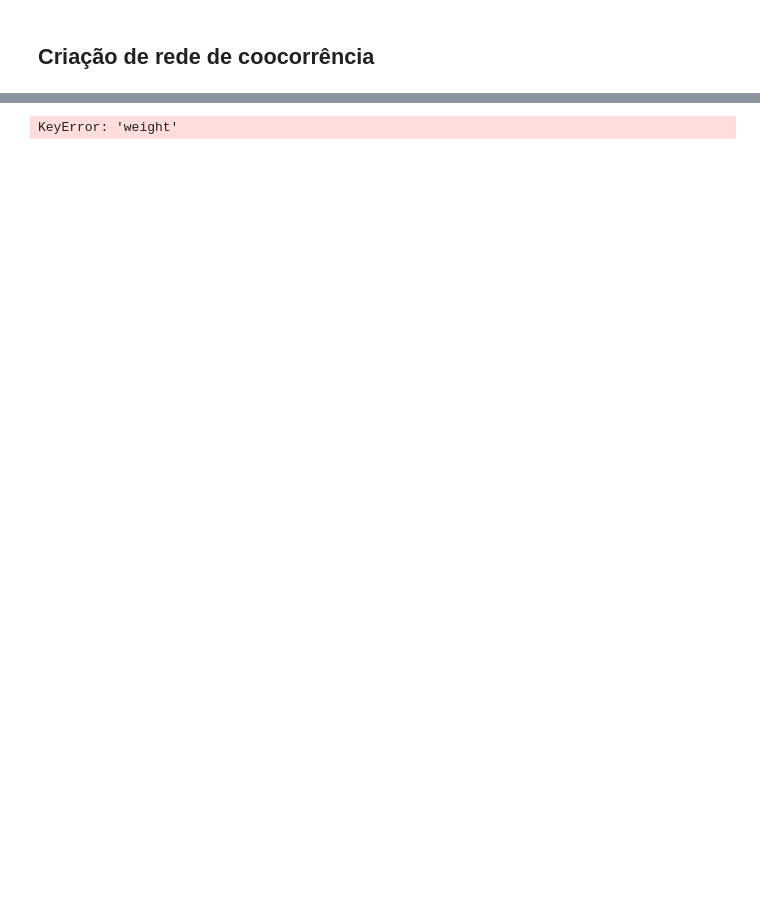
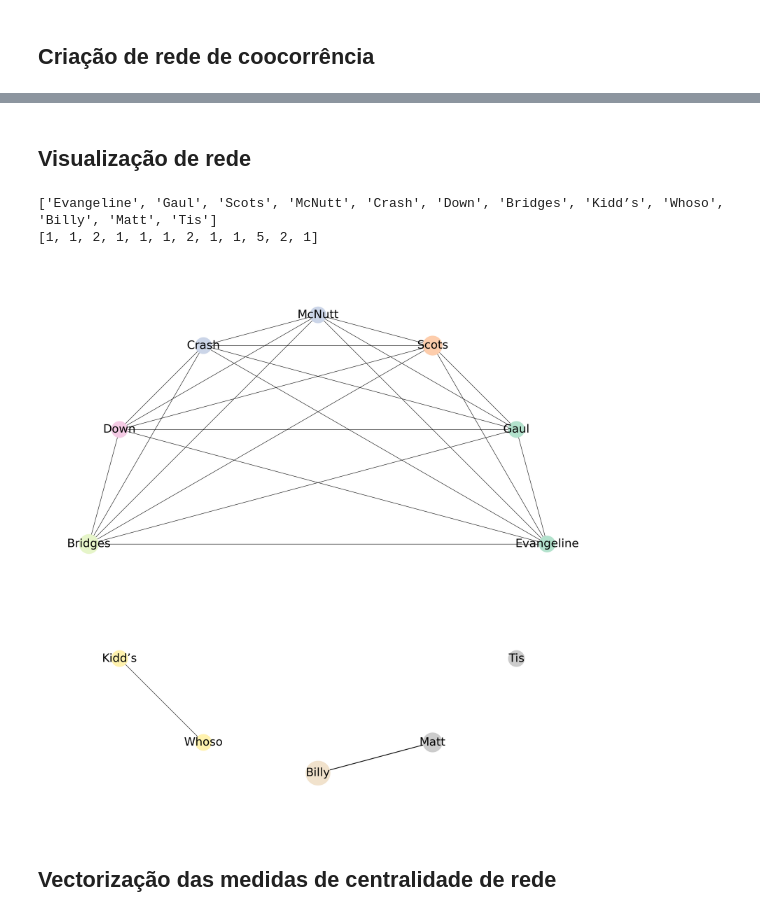
Before and after one commit to XianaSQCh/book_characters, a Jupyter notebook: test3.ipynb, the cells around one changed output, grey strips where cells are left out. Drawn from its saved outputs; the diff is of its cells as text; code cells hidden in the pictures; blank space fills up the shorter version.

```diff
--- a/test3.ipynb
+++ b/test3.ipynb
@@ -57,7 +55,7 @@ folder = "success"
 files_ordered = sorted(os.listdir(folder), key=lambda name:int(name.split('_')[0]))
 
 # an example file (1)
-file = files_ordered[1]
+file = files_ordered[5]
 
 # identifica os livros do dataset succes_others com os files
 # if namesearch.lower() in file.lower():
@@ -216,17 +217,20 @@ Matriz de Coocorrência:
 co_matrix = np.array(cooccurrence_matrix)
 
 # Lista de arestas a ser preenchida
-edges = []
+edge_list = []
 
 # Percorre a matriz de coocorrência
-for i in range(len(personagens)):
-    for j in range(i + 1, len(personagens)):
+for i in range(len(entities_list)):
+    for j in range(i + 1, len(entities_list)):
         # Se houver coocorrência, adiciona a aresta
         if co_matrix[i][j] > 0:
-            edges.append((personagens[i], personagens[j]))
+            edge = (entities_list[i], entities_list[j])
+            # Adiciona peso e cor com base no valor da matriz de coocorrência
+            weight = cooccurrence_matrix[i][j]
+            edge_list.append((edge[0], edge[1], {'weight': weight}))
 
 # Imprime a lista de arestas
 print("Lista de Arestas (edges):")
-print(edges)
+print(edge_list)
 # %% [output]
 Lista de Arestas (edges):
@@ -259,6 +237,0 @@ plt.show()
-# %%
-edges = G.edges()
-weights = [G[u][v]['weight'] for u, v in edges]
-colors = [G[u][v]['color'] for u, v in edges]
-# %% [output]
-KeyError: 'weight'
@@ -296,0 +238,41 @@ plt.show()
+# %% [markdown]
+## Visualização de rede
+# %%
+name_list = list(counter.keys())
+name_frequency = list(counter.values())
+print(name_list)
+print(name_frequency)
+# %% [output]
+['Evangeline', 'Gaul', 'Scots', 'McNutt', 'Crash', 'Down', 'Bridges', 'Kidd’s', 'Whoso', 'Billy', 'Matt', 'Tis']
+[1, 1, 2, 1, 1, 1, 2, 1, 1, 5, 2, 1]
+# %%
+label = {i: i for i in name_list}
+edge_list = edge_list #
+normalized_frequency = np.array(name_frequency) / np.max(name_frequency)
+
+plt.figure(figsize=(20, 20))
+G = nx.Graph()
+G.add_nodes_from(name_list)
+G.add_edges_from(edge_list)
+pos = nx.circular_layout(G)
+edges = G.edges()
+
+# Adicionando pesos e cores às arestas
+weights = [G[u][v]['weight'] for u, v in edges]
+
+# Adicionando cores aos nós
+node_colors = np.arange(len(name_list))
+
+nx.draw(G, pos, node_color=node_colors, cmap=plt.cm.Pastel2,
+        node_size=np.sqrt(normalized_frequency) * 4000, width=weights,
+        linewidths=weights, font_size=30, labels=label, with_labels=True)
+
+# Salvar a plotagem como um arquivo PNG
+# if path:
+#     plt.savefig(path + plt_name)
+
+plt.show()
+# %% [output]
+[figure, added]
+# %% [markdown]
+## Vectorização das medidas de centralidade de rede
```
Also changed, not shown: parts of 11 cells of this notebook.
